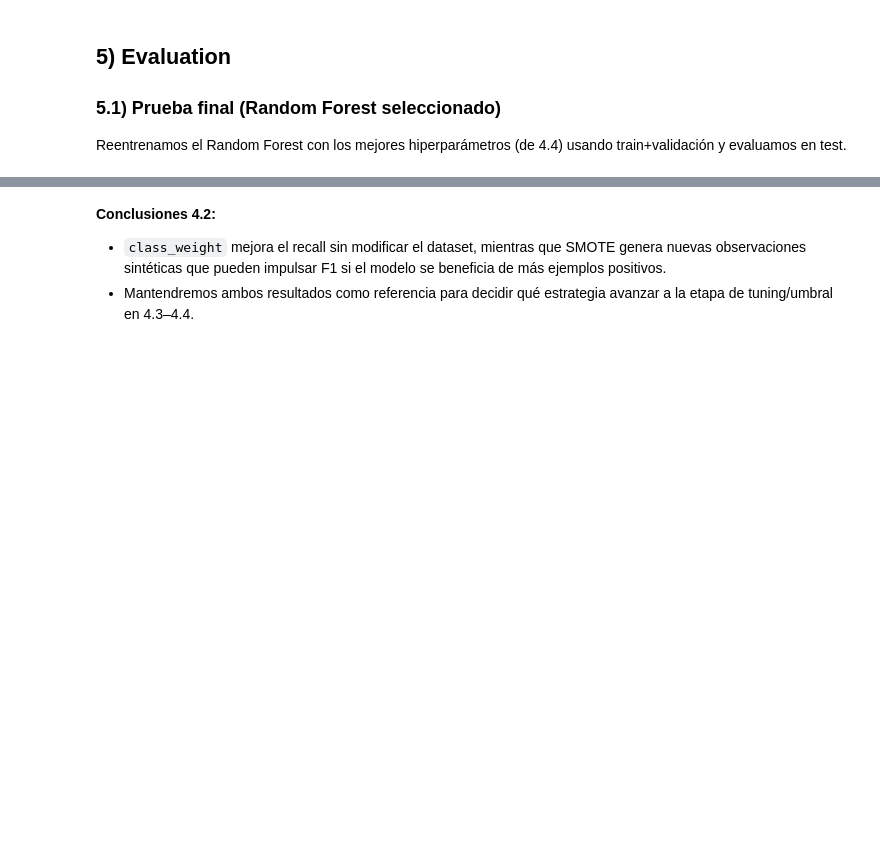
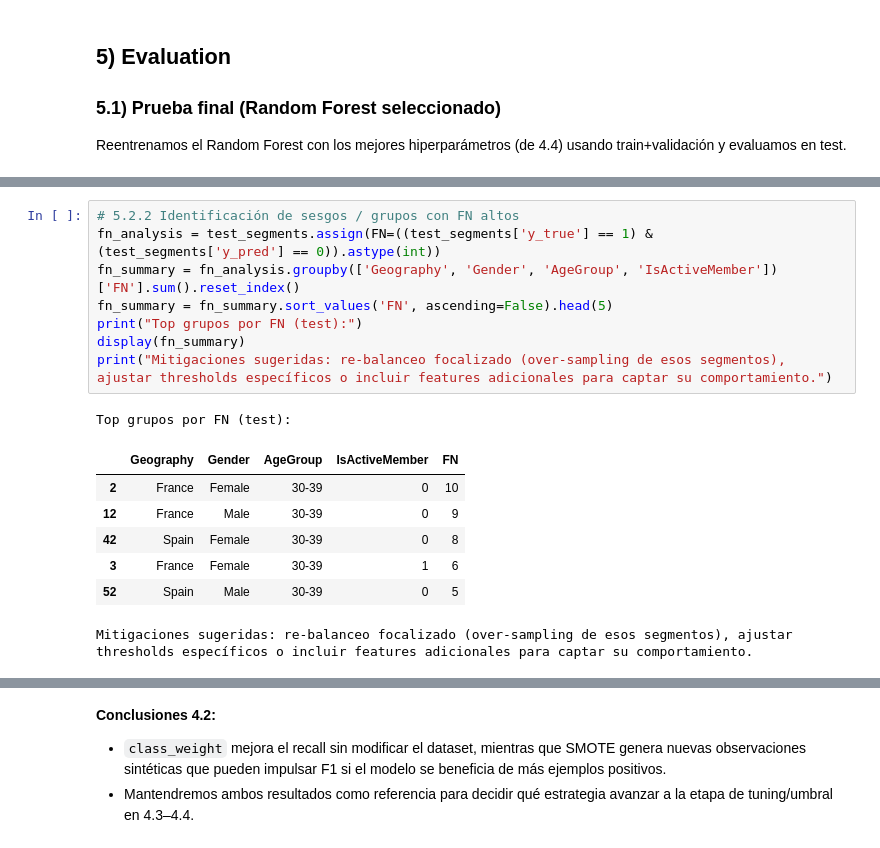
Before and after one commit to RickParra96/Taller-2-Fundamento-de-Ciencia-de-Datos, a Jupyter notebook: Taller_2_nombre_apellido.ipynb, the cells around one changed output, grey strips where cells are left out. Saved outputs shown, nothing was run; the diff lists cells and outputs as text; blank space fills up the shorter version.

```diff
--- a/Taller_2_nombre_apellido.ipynb
+++ b/Taller_2_nombre_apellido.ipynb
@@ -1174,0 +1256,17 @@ print(confusion_matrix(y_test, preds_test))
+# %%
+# 5.2.2 Identificación de sesgos / grupos con FN altos
+fn_analysis = test_segments.assign(FN=((test_segments['y_true'] == 1) & (test_segments['y_pred'] == 0)).astype(int))
+fn_summary = fn_analysis.groupby(['Geography', 'Gender', 'AgeGroup', 'IsActiveMember'])['FN'].sum().reset_index()
+fn_summary = fn_summary.sort_values('FN', ascending=False).head(5)
+print("Top grupos por FN (test):")
+display(fn_summary)
+print("Mitigaciones sugeridas: re-balanceo focalizado (over-sampling de esos segmentos), ajustar thresholds específicos o incluir features adicionales para captar su comportamiento.")
+# %% [output]
+Top grupos por FN (test):
+|  | Geography | Gender | AgeGroup | IsActiveMember | FN |
+| 2 | France | Female | 30-39 | 0 | 10 |
+| 12 | France | Male | 30-39 | 0 | 9 |
+| 42 | Spain | Female | 30-39 | 0 | 8 |
+| 3 | France | Female | 30-39 | 1 | 6 |
+| 52 | Spain | Male | 30-39 | 0 | 5 |
+Mitigaciones sugeridas: re-balanceo focalizado (over-sampling de esos segmentos), ajustar thresholds específicos o incluir features adicionales para captar su comportamiento.
```
Also changed, not shown: parts of 5 cells of this notebook.
